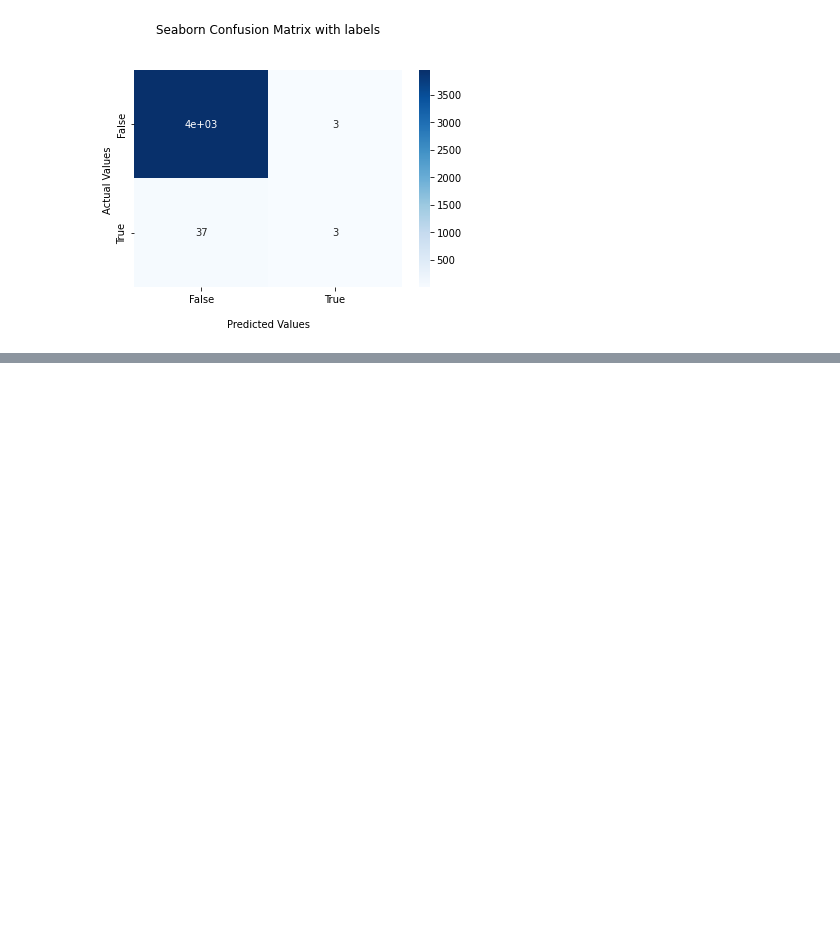
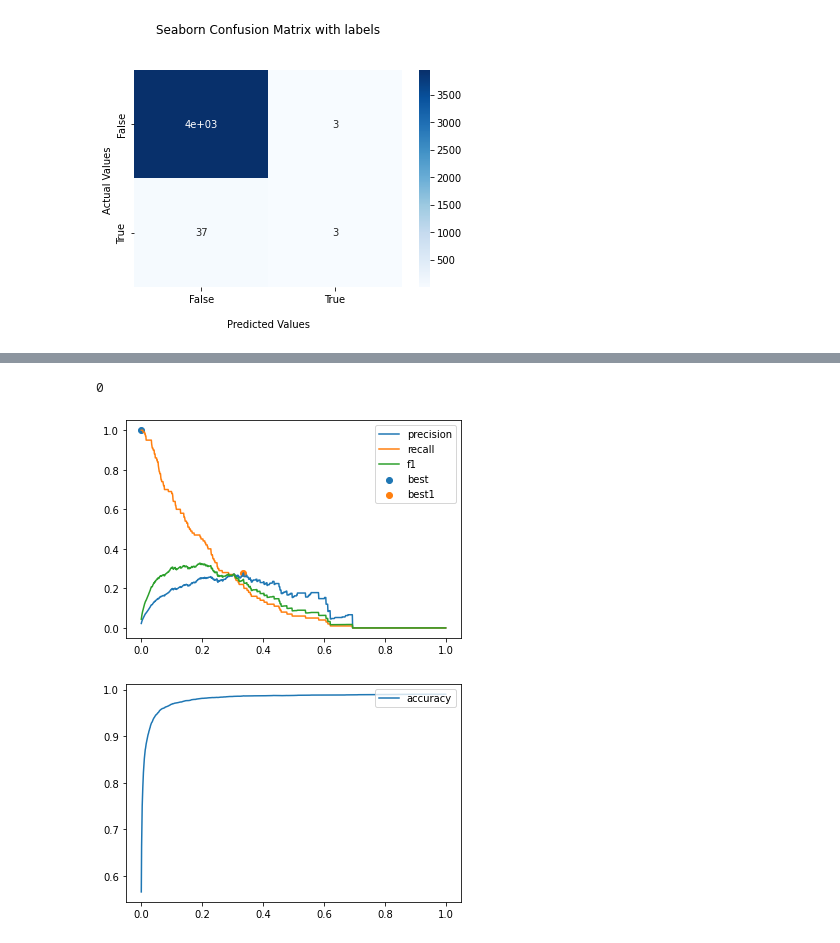
Before and after one commit to GSKW/ML, a Jupyter notebook: practice/business_solution.ipynb, the cells around one changed output, grey strips where cells are left out. Cells and saved outputs as stored; diff of their text form; code cells hidden in the pictures; blank space fills up the shorter version.

```diff
--- a/practice/business_solution.ipynb
+++ b/practice/business_solution.ipynb
@@ -211,0 +300,6 @@ print(6/25)
+# %%
+plot_metrics(model, x_train, y_train)
+# %% [output]
+0
+[figure, added]
+[figure, added]
```
Also changed, not shown: parts of 15 cells of this notebook.
